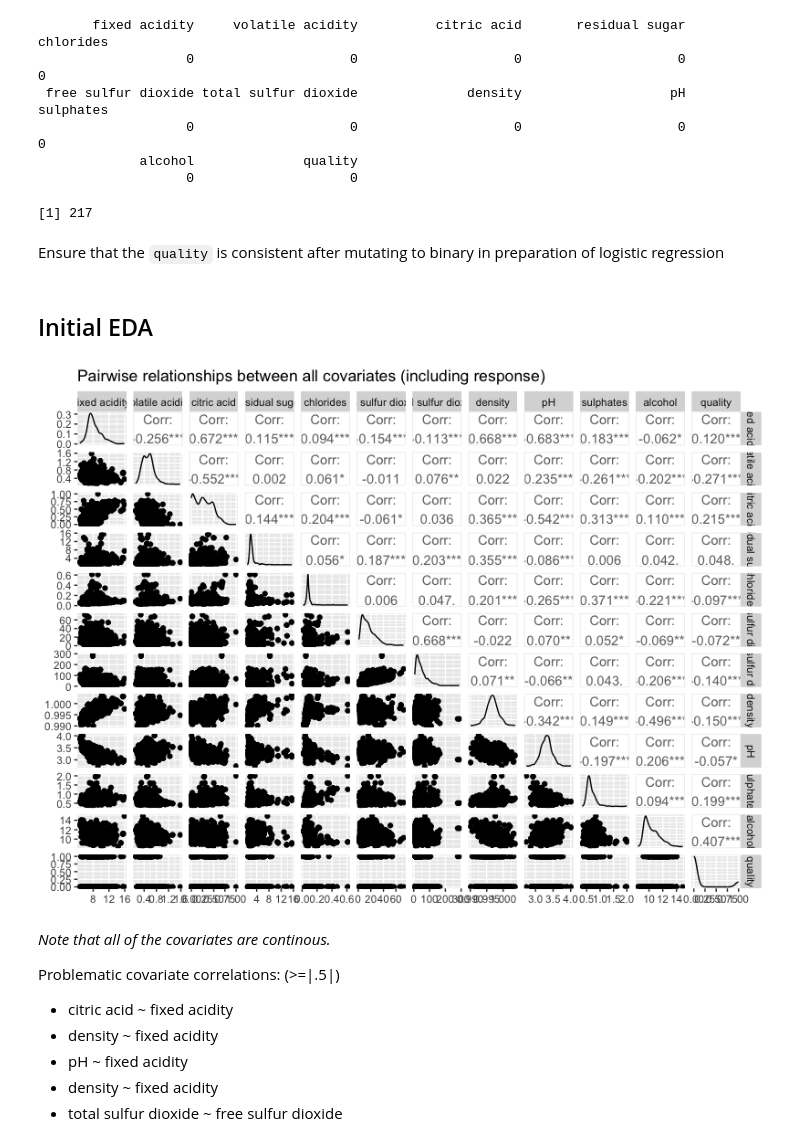
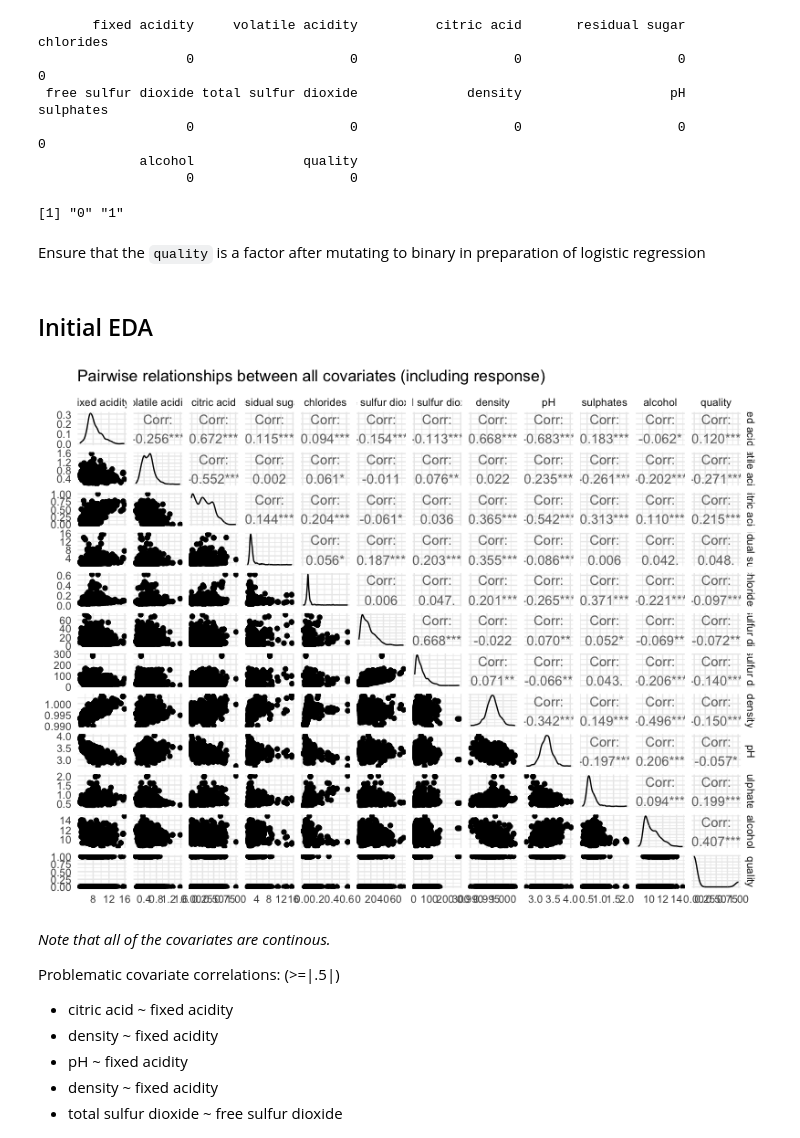
Before and after one commit to yukoyajima/Wine-Quality, a Jupyter notebook: EDA.ipynb, the cells around one changed output. Cells and saved outputs as stored; diff of their text form; code cells hidden in the pictures.

Commit message:
visualized more plots  EDA

```diff
--- a/EDA.ipynb
+++ b/EDA.ipynb
@@ -46,16 +44,23 @@ red_wine <- wine_quality %>%
   mutate(quality = ifelse(quality >= 7, 1, 0))
 
 sum(red_wine$quality == 1)
+red_wine$quality <- as.factor(red_wine$quality)
+levels(red_wine$quality)
 # %% [output]
-[1] 217
+[1] "0" "1"
 # %% [markdown]
-Ensure that the `quality` is consistent after mutating to binary in preparation of logistic regression
+Ensure that the `quality` is a factor after mutating to binary in preparation of logistic regression
 # %% [markdown]
 ## Initial EDA ##
 # %%
-ggpairs(red_wine, title = "Pairwise relationships between all covariates (including response)")
+pairwise_wine <- red_wine %>%
+  ggpairs() +
+  theme_minimal() +
+  labs(title = "Pairwise relationships between all covariates (including response)")
+
+pairwise_wine
 # %% [output]
-[figure, old version]
+[figure, new version]
 # %% [markdown]
 *Note that all of the covariates are continous.*
 
```
Also changed, not shown: parts of 3 cells of this notebook.
